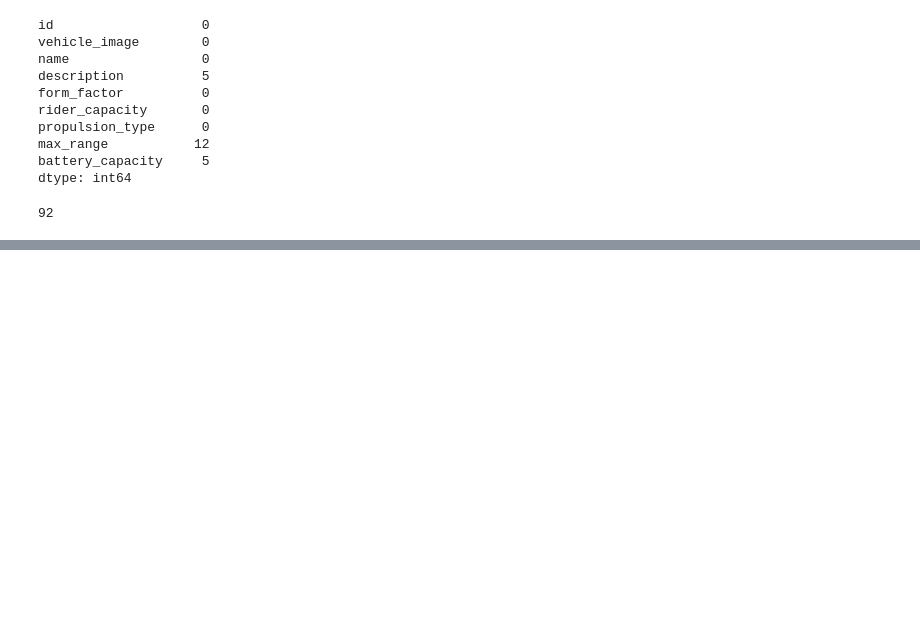
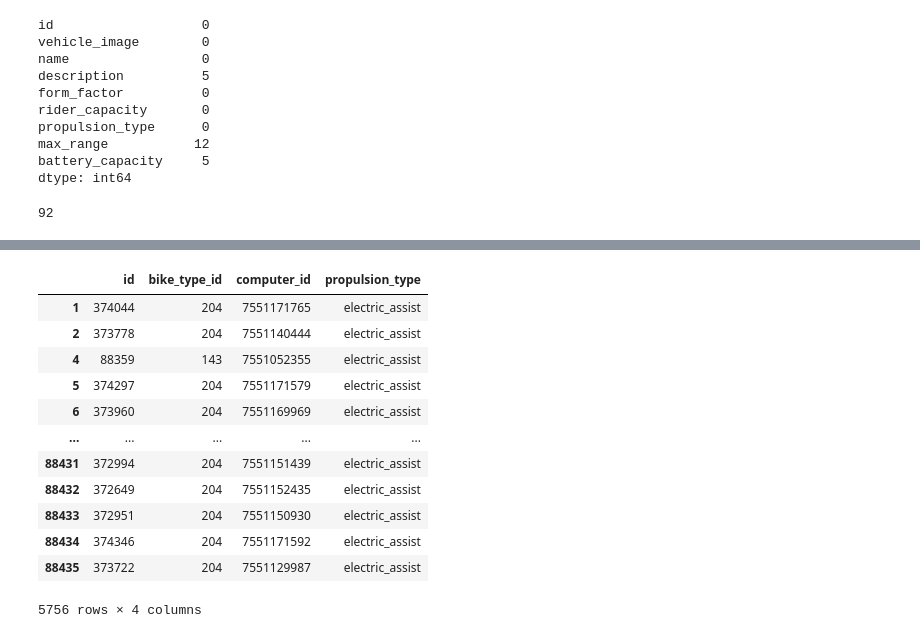
Before and after one commit to zakarya-22/FML_Challenge_IMT, a Jupyter notebook: jayesh/Scratchpad.ipynb, the cells around one changed output, grey strips where cells are left out. Saved outputs shown, nothing was run; the diff lists cells and outputs as text; code cells hidden in the pictures; blank space fills up the shorter version.

```diff
--- a/jayesh/Scratchpad.ipynb
+++ b/jayesh/Scratchpad.ipynb
@@ -109,0 +280,16 @@ len(bike_types['vehicle_image'].unique())
+# %%
+bikes.query("computer_id != 0 & propulsion_type == 'electric_assist'")
+# %% [output]
+|  | id | bike_type_id | computer_id | propulsion_type |
+| 1 | 374044 | 204 | 7551171765 | electric_assist |
+| 2 | 373778 | 204 | 7551140444 | electric_assist |
+| 4 | 88359 | 143 | 7551052355 | electric_assist |
+| 5 | 374297 | 204 | 7551171579 | electric_assist |
+| 6 | 373960 | 204 | 7551169969 | electric_assist |
+| ... | ... | ... | ... | ... |
+| 88431 | 372994 | 204 | 7551151439 | electric_assist |
+| 88432 | 372649 | 204 | 7551152435 | electric_assist |
+| 88433 | 372951 | 204 | 7551150930 | electric_assist |
+| 88434 | 374346 | 204 | 7551171592 | electric_assist |
+| 88435 | 373722 | 204 | 7551129987 | electric_assist |
+5756 rows × 4 columns
```
Also changed, not shown: parts of 14 cells of this notebook, 1 other file.
